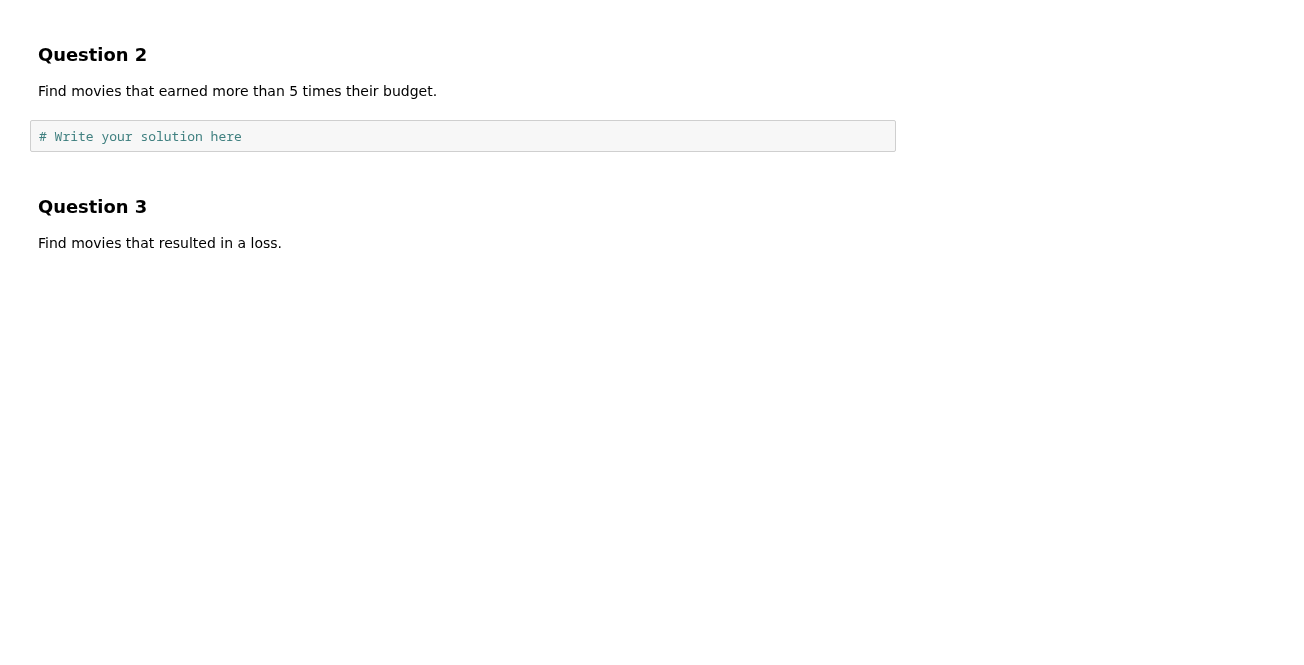
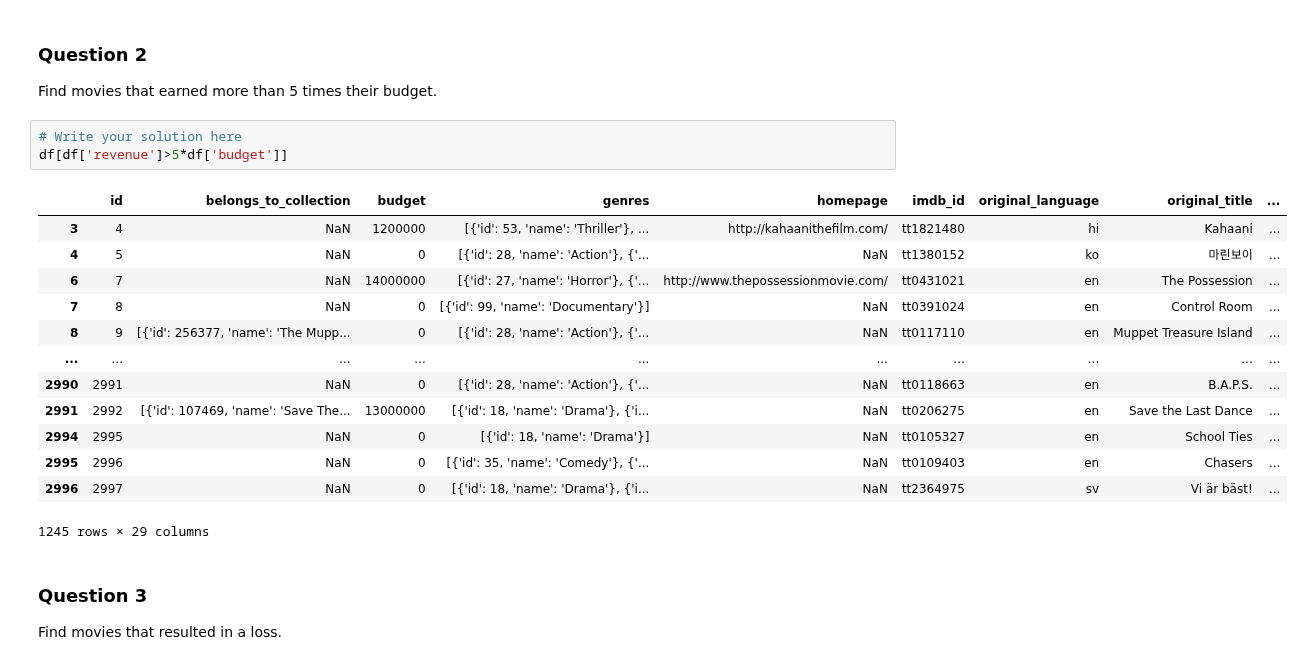
Before and after one commit to ianujrathore/Artificial-Intelligence-and-Machine-Learning, a Jupyter notebook: 03_Pandas/Pandas_Implementation_02.ipynb, the cells around one changed output. Drawn from its saved outputs; the diff is of its cells as text; blank space fills up the shorter version.

```diff
--- a/03_Pandas/Pandas_Implementation_02.ipynb
+++ b/03_Pandas/Pandas_Implementation_02.ipynb
@@ -620,6 +852,21 @@ Find the movie with the highest profit percentage.
 Find movies that earned more than 5 times their budget.
 # %%
 # Write your solution here
+df[df['revenue']>5*df['budget']]
+# %% [output]
+|  | id | belongs_to_collection | budget | genres | homepage | imdb_id | original_language | original_title | ... |
+| 3 | 4 | NaN | 1200000 | [{'id': 53, 'name': 'Thriller'}, ... | http://kahaanithefilm.com/ | tt1821480 | hi | Kahaani | ... |
+| 4 | 5 | NaN | 0 | [{'id': 28, 'name': 'Action'}, {'... | NaN | tt1380152 | ko | 마린보이 | ... |
+| 6 | 7 | NaN | 14000000 | [{'id': 27, 'name': 'Horror'}, {'... | http://www.thepossessionmovie.com/ | tt0431021 | en | The Possession | ... |
+| 7 | 8 | NaN | 0 | [{'id': 99, 'name': 'Documentary'}] | NaN | tt0391024 | en | Control Room | ... |
+| 8 | 9 | [{'id': 256377, 'name': 'The Mupp... | 0 | [{'id': 28, 'name': 'Action'}, {'... | NaN | tt0117110 | en | Muppet Treasure Island | ... |
+| ... | ... | ... | ... | ... | ... | ... | ... | ... | ... |
+| 2990 | 2991 | NaN | 0 | [{'id': 28, 'name': 'Action'}, {'... | NaN | tt0118663 | en | B.A.P.S. | ... |
+| 2991 | 2992 | [{'id': 107469, 'name': 'Save The... | 13000000 | [{'id': 18, 'name': 'Drama'}, {'i... | NaN | tt0206275 | en | Save the Last Dance | ... |
+| 2994 | 2995 | NaN | 0 | [{'id': 18, 'name': 'Drama'}] | NaN | tt0105327 | en | School Ties | ... |
+| 2995 | 2996 | NaN | 0 | [{'id': 35, 'name': 'Comedy'}, {'... | NaN | tt0109403 | en | Chasers | ... |
+| 2996 | 2997 | NaN | 0 | [{'id': 18, 'name': 'Drama'}, {'i... | NaN | tt2364975 | sv | Vi är bäst! | ... |
+1245 rows × 29 columns
 # %% [markdown]
 ### Question 3
 Find movies that resulted in a loss.
```
Also changed, not shown: parts of 33 cells of this notebook.
